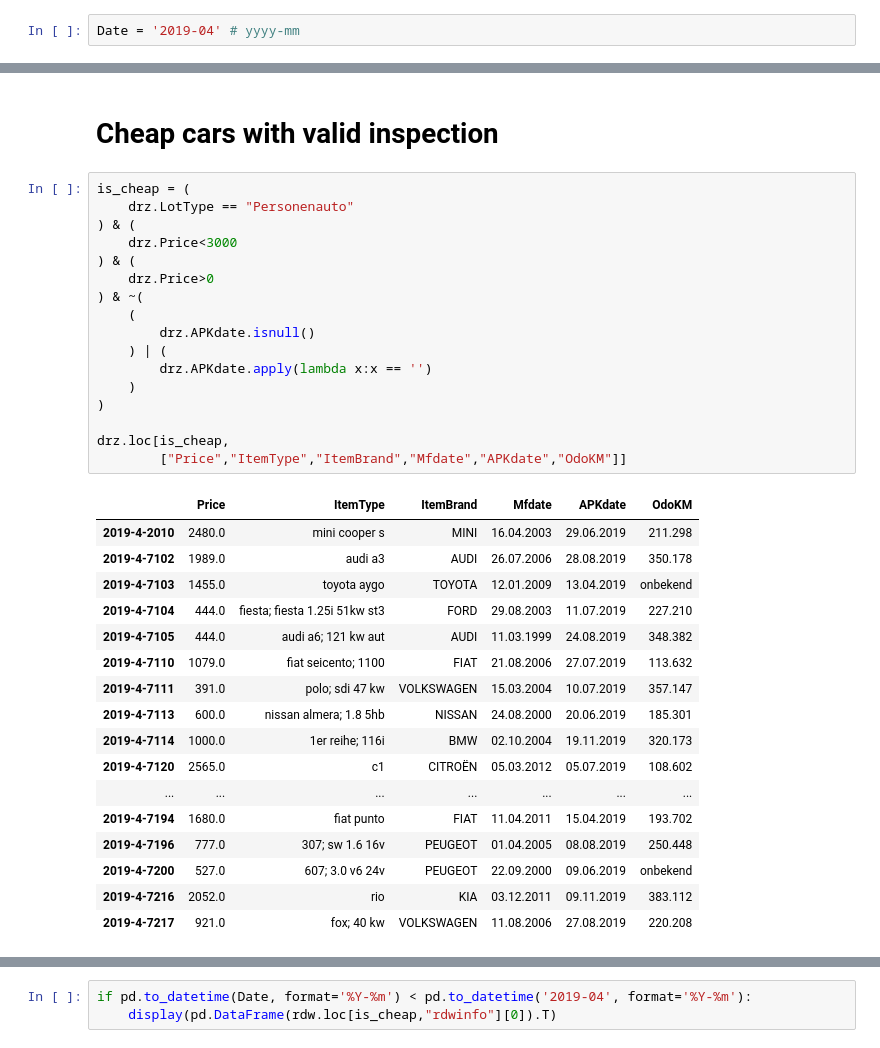
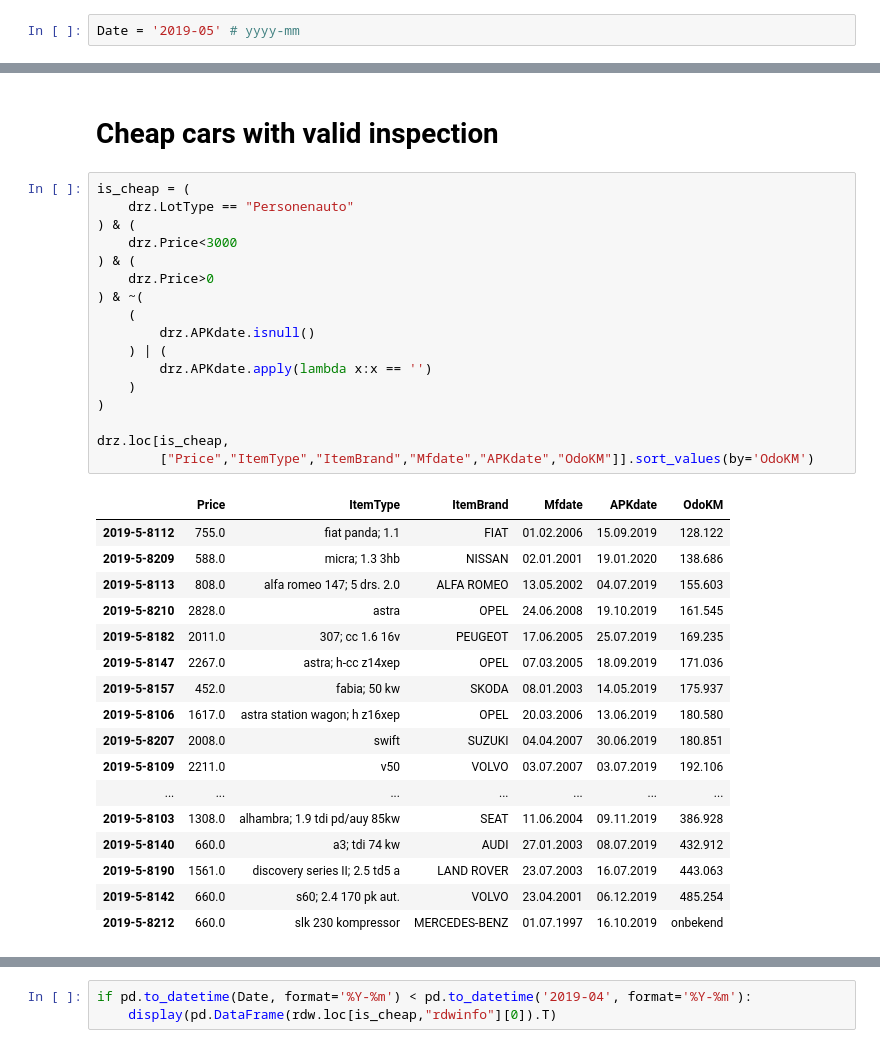
Before and after one commit to r5atom/Saturday-Datascience, a Jupyter notebook: code/explore-auction-results.ipynb, the cells around one changed output, grey strips where cells are left out. Drawn from its saved outputs; the diff is of its cells as text.

```diff
--- a/code/explore-auction-results.ipynb
+++ b/code/explore-auction-results.ipynb
@@ -3,7 +3,7 @@
 # %% [markdown]
 ### User variables
 # %%
-Date = '2019-04' # yyyy-mm
+Date = '2019-05' # yyyy-mm
 # %% [markdown]
 ### Modules and functions
 # %%
@@ -34,38 +34,38 @@ if pd.to_datetime(Date, format='%Y-%m') >= pd.to_datetime('2019-04', format='%Y-
 # %%
 is_cheap = (
     drz.LotType == "Personenauto"
 ) & (
     drz.Price<3000
 ) & (
     drz.Price>0
 ) & ~(
     (
         drz.APKdate.isnull()
     ) | (
         drz.APKdate.apply(lambda x:x == '')
     )
 )
 
 drz.loc[is_cheap,
-        ["Price","ItemType","ItemBrand","Mfdate","APKdate","OdoKM"]]
+        ["Price","ItemType","ItemBrand","Mfdate","APKdate","OdoKM"]].sort_values(by='OdoKM')
 # %% [output]
 |  | Price | ItemType | ItemBrand | Mfdate | APKdate | OdoKM |
-| 2019-4-2010 | 2480.0 | mini cooper s | MINI | 16.04.2003 | 29.06.2019 | 211.298 |
-| 2019-4-7102 | 1989.0 | audi a3 | AUDI | 26.07.2006 | 28.08.2019 | 350.178 |
-| 2019-4-7103 | 1455.0 | toyota aygo | TOYOTA | 12.01.2009 | 13.04.2019 | onbekend |
-| 2019-4-7104 | 444.0 | fiesta; fiesta 1.25i 51kw st3 | FORD | 29.08.2003 | 11.07.2019 | 227.210 |
-| 2019-4-7105 | 444.0 | audi a6; 121 kw aut | AUDI | 11.03.1999 | 24.08.2019 | 348.382 |
-| 2019-4-7110 | 1079.0 | fiat seicento; 1100 | FIAT | 21.08.2006 | 27.07.2019 | 113.632 |
-| 2019-4-7111 | 391.0 | polo; sdi 47 kw | VOLKSWAGEN | 15.03.2004 | 10.07.2019 | 357.147 |
-| 2019-4-7113 | 600.0 | nissan almera; 1.8 5hb | NISSAN | 24.08.2000 | 20.06.2019 | 185.301 |
-| 2019-4-7114 | 1000.0 | 1er reihe; 116i | BMW | 02.10.2004 | 19.11.2019 | 320.173 |
-| 2019-4-7120 | 2565.0 | c1 | CITROËN | 05.03.2012 | 05.07.2019 | 108.602 |
+| 2019-5-8112 | 755.0 | fiat panda; 1.1 | FIAT | 01.02.2006 | 15.09.2019 | 128.122 |
+| 2019-5-8209 | 588.0 | micra; 1.3 3hb | NISSAN | 02.01.2001 | 19.01.2020 | 138.686 |
+| 2019-5-8113 | 808.0 | alfa romeo 147; 5 drs. 2.0 | ALFA ROMEO | 13.05.2002 | 04.07.2019 | 155.603 |
+| 2019-5-8210 | 2828.0 | astra | OPEL | 24.06.2008 | 19.10.2019 | 161.545 |
+| 2019-5-8182 | 2011.0 | 307; cc 1.6 16v | PEUGEOT | 17.06.2005 | 25.07.2019 | 169.235 |
+| 2019-5-8147 | 2267.0 | astra; h-cc z14xep | OPEL | 07.03.2005 | 18.09.2019 | 171.036 |
+| 2019-5-8157 | 452.0 | fabia; 50 kw | SKODA | 08.01.2003 | 14.05.2019 | 175.937 |
+| 2019-5-8106 | 1617.0 | astra station wagon; h z16xep | OPEL | 20.03.2006 | 13.06.2019 | 180.580 |
+| 2019-5-8207 | 2008.0 | swift | SUZUKI | 04.04.2007 | 30.06.2019 | 180.851 |
+| 2019-5-8109 | 2211.0 | v50 | VOLVO | 03.07.2007 | 03.07.2019 | 192.106 |
 | ... | ... | ... | ... | ... | ... | ... |
-| 2019-4-7194 | 1680.0 | fiat punto | FIAT | 11.04.2011 | 15.04.2019 | 193.702 |
-| 2019-4-7196 | 777.0 | 307; sw 1.6 16v | PEUGEOT | 01.04.2005 | 08.08.2019 | 250.448 |
-| 2019-4-7200 | 527.0 | 607; 3.0 v6 24v | PEUGEOT | 22.09.2000 | 09.06.2019 | onbekend |
-| 2019-4-7216 | 2052.0 | rio | KIA | 03.12.2011 | 09.11.2019 | 383.112 |
-| 2019-4-7217 | 921.0 | fox; 40 kw | VOLKSWAGEN | 11.08.2006 | 27.08.2019 | 220.208 |
+| 2019-5-8103 | 1308.0 | alhambra; 1.9 tdi pd/auy 85kw | SEAT | 11.06.2004 | 09.11.2019 | 386.928 |
+| 2019-5-8140 | 660.0 | a3; tdi 74 kw | AUDI | 27.01.2003 | 08.07.2019 | 432.912 |
+| 2019-5-8190 | 1561.0 | discovery series II; 2.5 td5 a | LAND ROVER | 23.07.2003 | 16.07.2019 | 443.063 |
+| 2019-5-8142 | 660.0 | s60; 2.4 170 pk aut. | VOLVO | 23.04.2001 | 06.12.2019 | 485.254 |
+| 2019-5-8212 | 660.0 | slk 230 kompressor | MERCEDES-BENZ | 01.07.1997 | 16.10.2019 | onbekend |
 # %%
 if pd.to_datetime(Date, format='%Y-%m') < pd.to_datetime('2019-04', format='%Y-%m'):
     display(rdw.loc[is_cheap,["rdwinfo"]])
```
Also changed, not shown: parts of 10 cells of this notebook, 28 other files.
